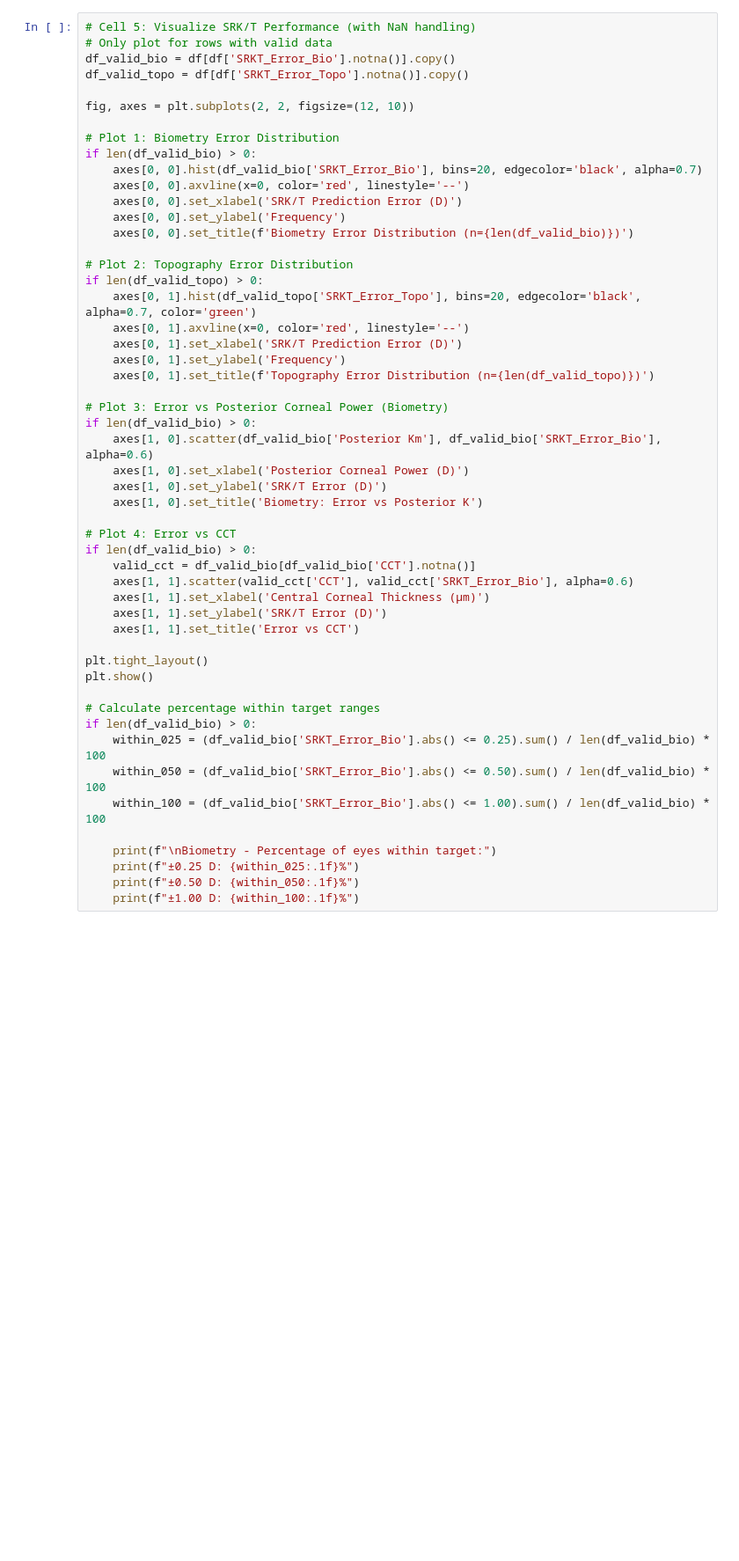
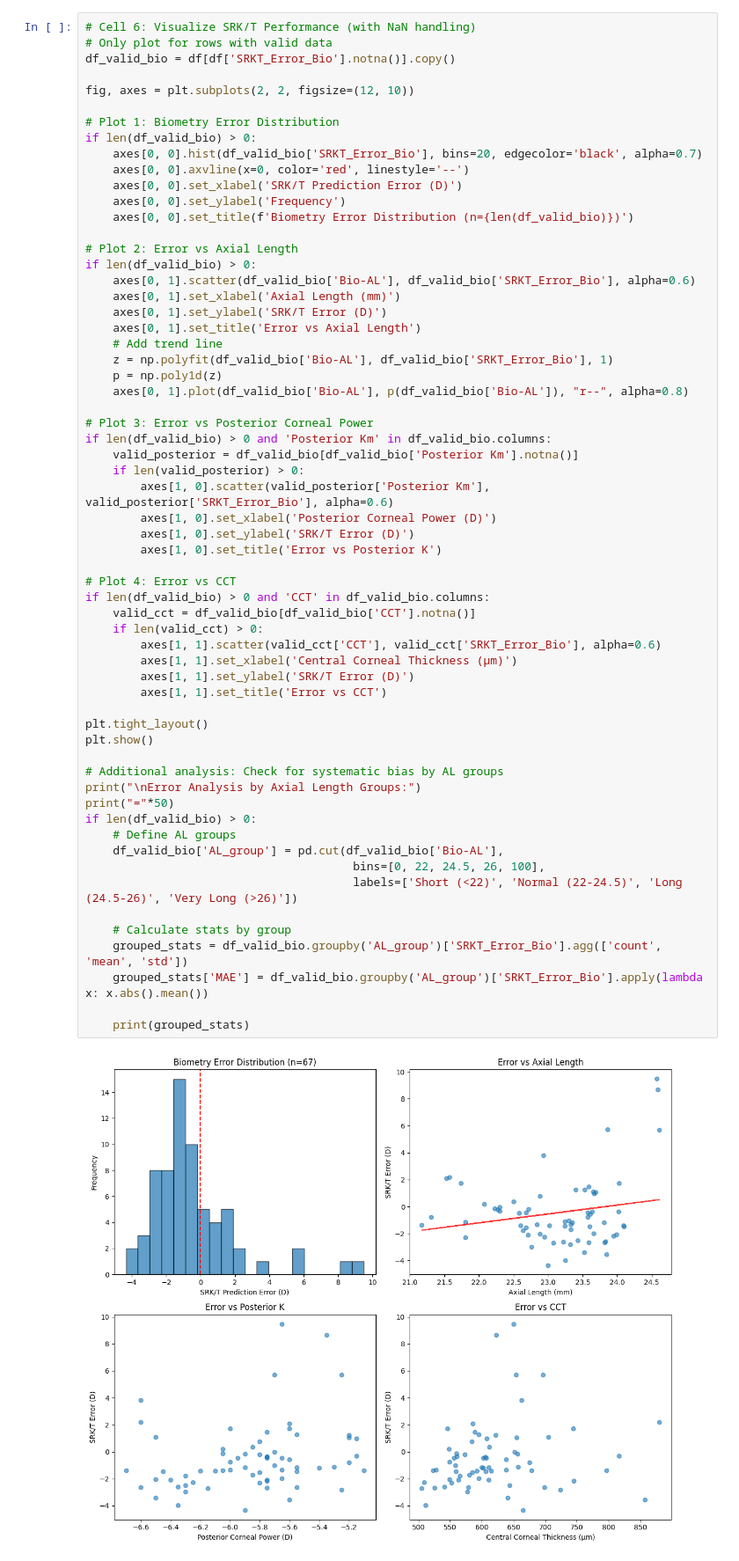
Before and after one commit to Andrea-Taloni/faco-dmek, a Jupyter notebook: ML.ipynb, the cells around one changed output. Shown: that part at 88% size. Cells and saved outputs as stored; diff of their text form; blank space fills up the shorter version.

```diff
--- a/ML.ipynb
+++ b/ML.ipynb
@@ -145,52 +396,63 @@ if valid_topo.sum() > 0:
 # %%
-# Cell 5: Visualize SRK/T Performance (with NaN handling)
+# Cell 6: Visualize SRK/T Performance (with NaN handling)
 # Only plot for rows with valid data
 df_valid_bio = df[df['SRKT_Error_Bio'].notna()].copy()
-df_valid_topo = df[df['SRKT_Error_Topo'].notna()].copy()
 
 fig, axes = plt.subplots(2, 2, figsize=(12, 10))
 
 # Plot 1: Biometry Error Distribution
 if len(df_valid_bio) > 0:
     axes[0, 0].hist(df_valid_bio['SRKT_Error_Bio'], bins=20, edgecolor='black', alpha=0.7)
     axes[0, 0].axvline(x=0, color='red', linestyle='--')
     axes[0, 0].set_xlabel('SRK/T Prediction Error (D)')
     axes[0, 0].set_ylabel('Frequency')
     axes[0, 0].set_title(f'Biometry Error Distribution (n={len(df_valid_bio)})')
 
-# Plot 2: Topography Error Distribution
-if len(df_valid_topo) > 0:
-    axes[0, 1].hist(df_valid_topo['SRKT_Error_Topo'], bins=20, edgecolor='black', alpha=0.7, color='green')
-    axes[0, 1].axvline(x=0, color='red', linestyle='--')
-    axes[0, 1].set_xlabel('SRK/T Prediction Error (D)')
-    axes[0, 1].set_ylabel('Frequency')
-    axes[0, 1].set_title(f'Topography Error Distribution (n={len(df_valid_topo)})')
+# Plot 2: Error vs Axial Length
+if len(df_valid_bio) > 0:
+    axes[0, 1].scatter(df_valid_bio['Bio-AL'], df_valid_bio['SRKT_Error_Bio'], alpha=0.6)
+    axes[0, 1].set_xlabel('Axial Length (mm)')
+    axes[0, 1].set_ylabel('SRK/T Error (D)')
+    axes[0, 1].set_title('Error vs Axial Length')
+    # Add trend line
+    z = np.polyfit(df_valid_bio['Bio-AL'], df_valid_bio['SRKT_Error_Bio'], 1)
+    p = np.poly1d(z)
+    axes[0, 1].plot(df_valid_bio['Bio-AL'], p(df_valid_bio['Bio-AL']), "r--", alpha=0.8)
 
-# Plot 3: Error vs Posterior Corneal Power (Biometry)
-if len(df_valid_bio) > 0:
-    axes[1, 0].scatter(df_valid_bio['Posterior Km'], df_valid_bio['SRKT_Error_Bio'], alpha=0.6)
-    axes[1, 0].set_xlabel('Posterior Corneal Power (D)')
-    axes[1, 0].set_ylabel('SRK/T Error (D)')
-    axes[1, 0].set_title('Biometry: Error vs Posterior K')
+# Plot 3: Error vs Posterior Corneal Power
+if len(df_valid_bio) > 0 and 'Posterior Km' in df_valid_bio.columns:
+    valid_posterior = df_valid_bio[df_valid_bio['Posterior Km'].notna()]
+    if len(valid_posterior) > 0:
+        axes[1, 0].scatter(valid_posterior['Posterior Km'], valid_posterior['SRKT_Error_Bio'], alpha=0.6)
+        axes[1, 0].set_xlabel('Posterior Corneal Power (D)')
+        axes[1, 0].set_ylabel('SRK/T Error (D)')
+        axes[1, 0].set_title('Error vs Posterior K')
 
 # Plot 4: Error vs CCT
-if len(df_valid_bio) > 0:
+if len(df_valid_bio) > 0 and 'CCT' in df_valid_bio.columns:
     valid_cct = df_valid_bio[df_valid_bio['CCT'].notna()]
-    axes[1, 1].scatter(valid_cct['CCT'], valid_cct['SRKT_Error_Bio'], alpha=0.6)
-    axes[1, 1].set_xlabel('Central Corneal Thickness (μm)')
-    axes[1, 1].set_ylabel('SRK/T Error (D)')
-    axes[1, 1].set_title('Error vs CCT')
+    if len(valid_cct) > 0:
+        axes[1, 1].scatter(valid_cct['CCT'], valid_cct['SRKT_Error_Bio'], alpha=0.6)
+        axes[1, 1].set_xlabel('Central Corneal Thickness (μm)')
+        axes[1, 1].set_ylabel('SRK/T Error (D)')
+        axes[1, 1].set_title('Error vs CCT')
 
 plt.tight_layout()
 plt.show()
 
-# Calculate percentage within target ranges
+# Additional analysis: Check for systematic bias by AL groups
+print("\nError Analysis by Axial Length Groups:")
+print("="*50)
 if len(df_valid_bio) > 0:
-    within_025 = (df_valid_bio['SRKT_Error_Bio'].abs() <= 0.25).sum() / len(df_valid_bio) * 100
-    within_050 = (df_valid_bio['SRKT_Error_Bio'].abs() <= 0.50).sum() / len(df_valid_bio) * 100
-    within_100 = (df_valid_bio['SRKT_Error_Bio'].abs() <= 1.00).sum() / len(df_valid_bio) * 100
+    # Define AL groups
+    df_valid_bio['AL_group'] = pd.cut(df_valid_bio['Bio-AL'],
+                                       bins=[0, 22, 24.5, 26, 100],
+                                       labels=['Short (<22)', 'Normal (22-24.5)', 'Long (24.5-26)', 'Very Long (>26)'])
 
-    print(f"\nBiometry - Percentage of eyes within target:")
-    print(f"±0.25 D: {within_025:.1f}%")
-    print(f"±0.50 D: {within_050:.1f}%")
-    print(f"±1.00 D: {within_100:.1f}%")
+    # Calculate stats by group
+    grouped_stats = df_valid_bio.groupby('AL_group')['SRKT_Error_Bio'].agg(['count', 'mean', 'std'])
+    grouped_stats['MAE'] = df_valid_bio.groupby('AL_group')['SRKT_Error_Bio'].apply(lambda x: x.abs().mean())
+
+    print(grouped_stats)
+# %% [output]
+[figure, added]
```
Also changed, not shown: parts of 13 cells of this notebook, 1 other file.
